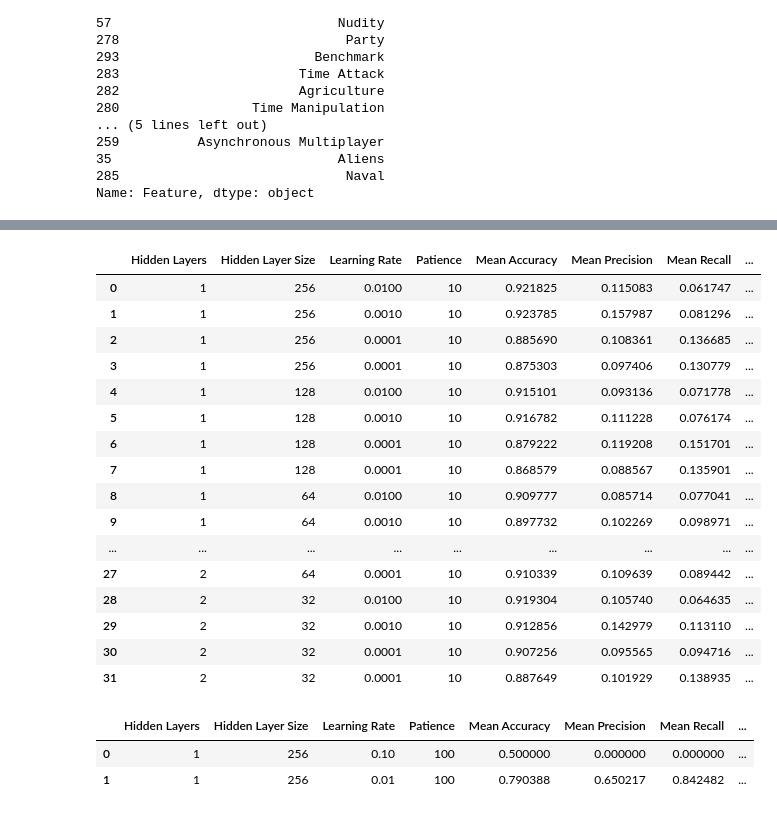
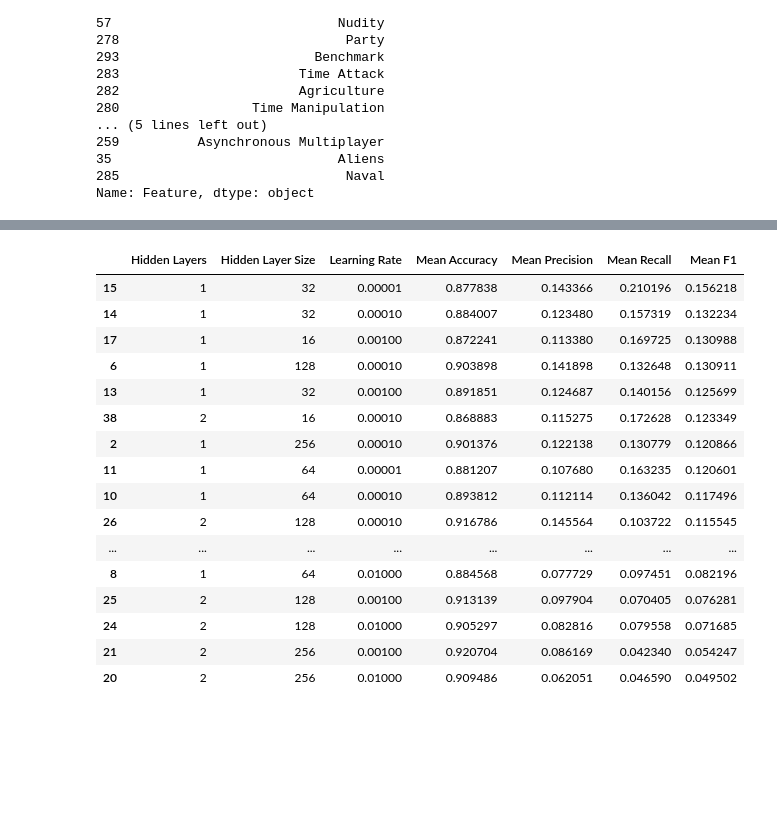
Before and after one commit to edu-santiago/NN_Elden_Ring, a Jupyter notebook: model.ipynb, the cells around one changed output, grey strips where cells are left out. Saved outputs shown, nothing was run; the diff lists cells and outputs as text; code cells hidden in the pictures; blank space fills up the shorter version.

```diff
--- a/model.ipynb
+++ b/model.ipynb
@@ -20,7 +21,7 @@ from utils.nn import *
 from utils.nn_utils import *
 # %%
 df = load_data('data/df_tags','data/final_reviews')
-X_train, X_test, X_val, y_val, y_train, y_test = init_df(df,test_size=0.2,target_col='target',stratify=True,scaling=True,oversampling=True)
+X_train, X_test, X_val, y_val, y_train, y_test = init_df(df,test_size=0.2,target_col='target',stratify=True,scaling=True,oversampling=True,undersampling=False)
 X_train, X_test, X_val, to_remove = remove_highly_correlated_features(X_train, X_test, X_val, threshold=0.9)
 df = df.drop(columns=df.columns[to_remove])
 # %%
@@ -125,7 +126,7 @@ Name: Feature, dtype: object
 # %%
 df = load_data('data/df_tags','data/final_reviews')
 
-X_train, X_test, y_train, y_test = init_df(df,test_size=0.2,target_col='target',stratify=True,scaling=False,oversampling=False,val=False)
+X_train, X_test, y_train, y_test = init_df(df,test_size=0.2,target_col='target',stratify=True,scaling=False,oversampling=False,undersampling=False,val=False)
 X_train = X_train.values
 X_test = X_test.values
 
@@ -143,24 +140,25 @@ reduced_X_train.shape
 
 input_size = reduced_X_train.shape[1]
 output_size = 1
-num_epochs = 1000
 hidden_activation = 'relu'
 output_activation='sigmoid'
 criterion = 'BCEWithLogitsLoss'
 device = 'cpu'
+pos_weight = torch.tensor((1 - df['target']).sum()/df['target'].sum())
 # %%
 import numpy as np
 import pandas as pd
 from sklearn.model_selection import KFold
 import pandas as pd
 
-K = 1
+K = 5
 
 # Define your hyperparameters
 hidden_layers = [1, 2]
 hidden_layer_max_sizes = [256, 128, 64, 32, 16]
 lrs = [0.01, 0.001, 0.0001, 0.00001]
 patience = [10]
+num_epochs = 1000
 
 if K > 1:
     k_fold = KFold(n_splits=K)  # Specify K as the number of folds
@@ -189,12 +187,15 @@ for h_layers, h_size, lr, pat in itertools.product(hidden_layers, hidden_layer_m
         X_train_fold = scaler.fit_transform(X_train_fold)
         X_val_fold = scaler.transform(X_val_fold)
 
-        smote = SMOTE(random_state=42)
-        X_train_fold, y_train_fold = smote.fit_resample(X_train_fold, y_train_fold)
+        # smote = SMOTE(random_state=42)
+        # X_train_fold, y_train_fold = smote.fit_resample(X_train_fold, y_train_fold)
+
+        # undersampler = RandomUnderSampler(random_state=42)
+        # X_train_fold, y_train_fold = undersampler.fit_resample(X_train_fold, y_train_fold)
 
         # Create datasets and model
         train_loader, _, val_dataset = create_datasets(X_train_fold, y_train_fold, X_test, y_test, X_val_fold, y_val_fold, val=True, batch_size=320)
-        model = NeuralNetwork(input_size, hidden_layers_struct, output_size, lr, device=device, hidden_activation=hidden_activation, output_activation=output_activation, criterion=criterion)
+        model = NeuralNetwork(input_size, hidden_layers_struct, output_size, pos_weight, lr, device=device, hidden_activation=hidden_activation, output_activation=output_activation, criterion=criterion)
 
         # Train the model
         train_nn(model, train_loader, val_dataset, num_epochs=num_epochs, skip=50, patience=pat)
@@ -215,12 +216,16 @@ for h_layers, h_size, lr, pat in itertools.product(hidden_layers, hidden_layer_m
     mean_recall = np.mean(fold_metrics['Recall'])
     mean_f1 = np.mean(fold_metrics['F1'])
 
+    if pos_weight is None:
+        pos_weights_dict = 0
+    else:
+        pos_weights_dict = 1
+
     # Store hyperparameters and mean metrics in results list
     results.append({
         'Hidden Layers': h_layers,
         'Hidden Layer Size': h_size,
         'Learning Rate': lr,
-        'Patience': pat,
         'Mean Accuracy': mean_accuracy,
         'Mean Precision': mean_precision,
         'Mean Recall': mean_recall,
@@ -229,5 +234,5 @@ for h_layers, h_size, lr, pat in itertools.product(hidden_layers, hidden_layer_m
 
 # Convert results to a DataFrame
 results_df = pd.DataFrame(results)
-results_df.to_csv('new_model_results_no_CV.csv')
+results_df.to_csv('new_model_results_pos_weight_CV.csv')
 # %% [output]
@@ -382,27 +306,20 @@ F1: 0.07319952774498228
 # %%
-results_df
+results_df.sort_values('Mean F1',ascending=False)
 # %% [output]
-|  | Hidden Layers | Hidden Layer Size | Learning Rate | Patience | Mean Accuracy | Mean Precision | Mean Recall | ... |
-| 0 | 1 | 256 | 0.0100 | 10 | 0.921825 | 0.115083 | 0.061747 | ... |
-| 1 | 1 | 256 | 0.0010 | 10 | 0.923785 | 0.157987 | 0.081296 | ... |
-| 2 | 1 | 256 | 0.0001 | 10 | 0.885690 | 0.108361 | 0.136685 | ... |
-| 3 | 1 | 256 | 0.0001 | 10 | 0.875303 | 0.097406 | 0.130779 | ... |
-| 4 | 1 | 128 | 0.0100 | 10 | 0.915101 | 0.093136 | 0.071778 | ... |
-| 5 | 1 | 128 | 0.0010 | 10 | 0.916782 | 0.111228 | 0.076174 | ... |
-| 6 | 1 | 128 | 0.0001 | 10 | 0.879222 | 0.119208 | 0.151701 | ... |
-| 7 | 1 | 128 | 0.0001 | 10 | 0.868579 | 0.088567 | 0.135901 | ... |
-| 8 | 1 | 64 | 0.0100 | 10 | 0.909777 | 0.085714 | 0.077041 | ... |
-| 9 | 1 | 64 | 0.0010 | 10 | 0.897732 | 0.102269 | 0.098971 | ... |
-| ... | ... | ... | ... | ... | ... | ... | ... | ... |
-| 27 | 2 | 64 | 0.0001 | 10 | 0.910339 | 0.109639 | 0.089442 | ... |
-| 28 | 2 | 32 | 0.0100 | 10 | 0.919304 | 0.105740 | 0.064635 | ... |
-| 29 | 2 | 32 | 0.0010 | 10 | 0.912856 | 0.142979 | 0.113110 | ... |
-| 30 | 2 | 32 | 0.0001 | 10 | 0.907256 | 0.095565 | 0.094716 | ... |
-| 31 | 2 | 32 | 0.0001 | 10 | 0.887649 | 0.101929 | 0.138935 | ... |
+|  | Hidden Layers | Hidden Layer Size | Learning Rate | Mean Accuracy | Mean Precision | Mean Recall | Mean F1 |
+| 15 | 1 | 32 | 0.00001 | 0.877838 | 0.143366 | 0.210196 | 0.156218 |
+| 14 | 1 | 32 | 0.00010 | 0.884007 | 0.123480 | 0.157319 | 0.132234 |
+| 17 | 1 | 16 | 0.00100 | 0.872241 | 0.113380 | 0.169725 | 0.130988 |
+| 6 | 1 | 128 | 0.00010 | 0.903898 | 0.141898 | 0.132648 | 0.130911 |
+| 13 | 1 | 32 | 0.00100 | 0.891851 | 0.124687 | 0.140156 | 0.125699 |
+| 38 | 2 | 16 | 0.00010 | 0.868883 | 0.115275 | 0.172628 | 0.123349 |
+| 2 | 1 | 256 | 0.00010 | 0.901376 | 0.122138 | 0.130779 | 0.120866 |
+| 11 | 1 | 64 | 0.00001 | 0.881207 | 0.107680 | 0.163235 | 0.120601 |
+| 10 | 1 | 64 | 0.00010 | 0.893812 | 0.112114 | 0.136042 | 0.117496 |
+| 26 | 2 | 128 | 0.00010 | 0.916786 | 0.145564 | 0.103722 | 0.115545 |
+| ... | ... | ... | ... | ... | ... | ... | ... |
+| 8 | 1 | 64 | 0.01000 | 0.884568 | 0.077729 | 0.097451 | 0.082196 |
+| 25 | 2 | 128 | 0.00100 | 0.913139 | 0.097904 | 0.070405 | 0.076281 |
+| 24 | 2 | 128 | 0.01000 | 0.905297 | 0.082816 | 0.079558 | 0.071685 |
+| 21 | 2 | 256 | 0.00100 | 0.920704 | 0.086169 | 0.042340 | 0.054247 |
+| 20 | 2 | 256 | 0.01000 | 0.909486 | 0.062051 | 0.046590 | 0.049502 |
-# %%
-results_df = pd.DataFrame(results)
-results_df
-# %% [output]
-|  | Hidden Layers | Hidden Layer Size | Learning Rate | Patience | Mean Accuracy | Mean Precision | Mean Recall | ... |
-| 0 | 1 | 256 | 0.10 | 100 | 0.500000 | 0.000000 | 0.000000 | ... |
-| 1 | 1 | 256 | 0.01 | 100 | 0.790388 | 0.650217 | 0.842482 | ... |
```
Also changed, not shown: parts of 4 cells of this notebook, 1 other file.
